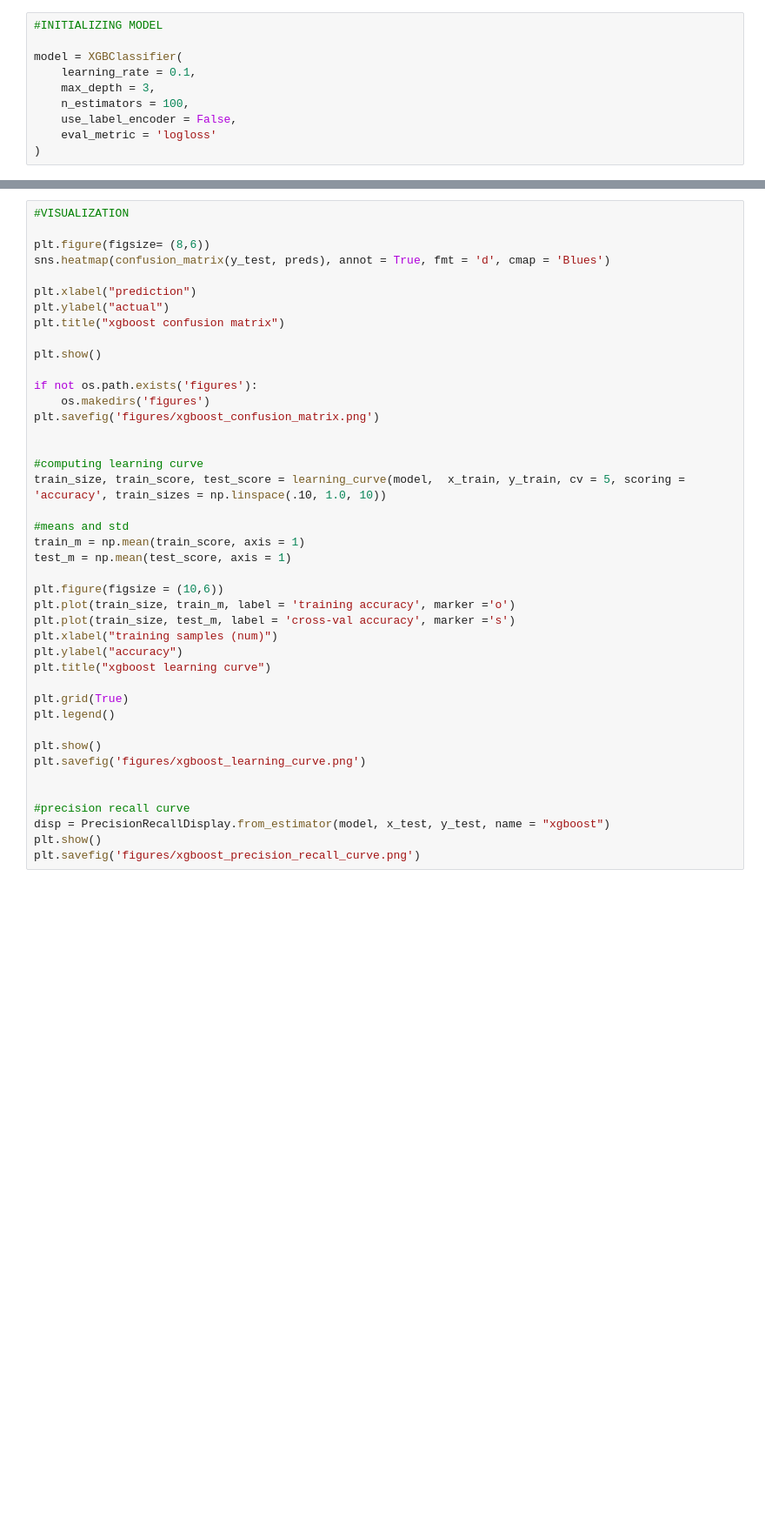
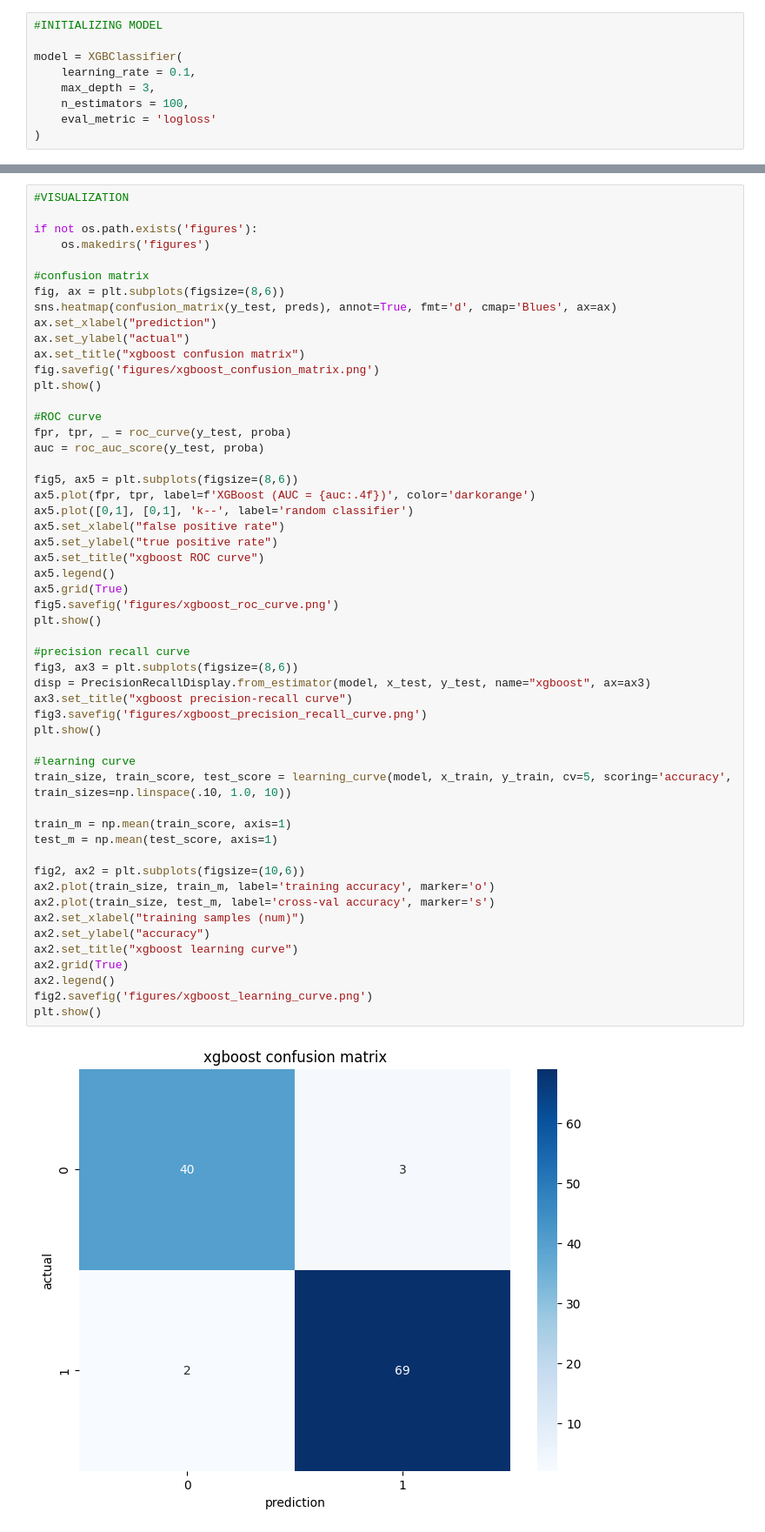
Before and after one commit to aryanalavade/Breast-Cancer-Detection-with-ML-Models, a Jupyter notebook: xgboost/breast_cancer_xgboost.ipynb, the cells around one changed output, grey strips where cells are left out. Shown at 87% size. Cells and saved outputs as stored; diff of their text form; blank space fills up the shorter version.

```diff
--- a/xgboost/breast_cancer_xgboost.ipynb
+++ b/xgboost/breast_cancer_xgboost.ipynb
@@ -46,7 +57,6 @@ model = XGBClassifier(
     learning_rate = 0.1,
     max_depth = 3,
     n_estimators = 100,
-    use_label_encoder = False,
     eval_metric = 'logloss'
 )
 # %%
@@ -71,42 +112,55 @@ print(classification_report(y_test, preds))
 # %%
 #VISUALIZATION
 
-plt.figure(figsize= (8,6))
-sns.heatmap(confusion_matrix(y_test, preds), annot = True, fmt = 'd', cmap = 'Blues')
+if not os.path.exists('figures'):
+    os.makedirs('figures')
 
-plt.xlabel("prediction")
-plt.ylabel("actual")
-plt.title("xgboost confusion matrix")
-
+#confusion matrix
+fig, ax = plt.subplots(figsize=(8,6))
+sns.heatmap(confusion_matrix(y_test, preds), annot=True, fmt='d', cmap='Blues', ax=ax)
+ax.set_xlabel("prediction")
+ax.set_ylabel("actual")
+ax.set_title("xgboost confusion matrix")
+fig.savefig('figures/xgboost_confusion_matrix.png')
 plt.show()
 
-if not os.path.exists('figures'):
-    os.makedirs('figures')
-plt.savefig('figures/xgboost_confusion_matrix.png')
+#ROC curve
+fpr, tpr, _ = roc_curve(y_test, proba)
+auc = roc_auc_score(y_test, proba)
 
-
-#computing learning curve
-train_size, train_score, test_score = learning_curve(model,  x_train, y_train, cv = 5, scoring = 'accuracy', train_sizes = np.linspace(.10, 1.0, 10))
-
-#means and std
-train_m = np.mean(train_score, axis = 1)
-test_m = np.mean(test_score, axis = 1)
-
-plt.figure(figsize = (10,6))
-plt.plot(train_size, train_m, label = 'training accuracy', marker ='o')
-plt.plot(train_size, test_m, label = 'cross-val accuracy', marker ='s')
-plt.xlabel("training samples (num)")
-plt.ylabel("accuracy")
-plt.title("xgboost learning curve")
-
-plt.grid(True)
-plt.legend()
-
+fig5, ax5 = plt.subplots(figsize=(8,6))
+ax5.plot(fpr, tpr, label=f'XGBoost (AUC = {auc:.4f})', color='darkorange')
+ax5.plot([0,1], [0,1], 'k--', label='random classifier')
+ax5.set_xlabel("false positive rate")
+ax5.set_ylabel("true positive rate")
+ax5.set_title("xgboost ROC curve")
+ax5.legend()
+ax5.grid(True)
+fig5.savefig('figures/xgboost_roc_curve.png')
 plt.show()
-plt.savefig('figures/xgboost_learning_curve.png')
-
 
 #precision recall curve
-disp = PrecisionRecallDisplay.from_estimator(model, x_test, y_test, name = "xgboost")
+fig3, ax3 = plt.subplots(figsize=(8,6))
+disp = PrecisionRecallDisplay.from_estimator(model, x_test, y_test, name="xgboost", ax=ax3)
+ax3.set_title("xgboost precision-recall curve")
+fig3.savefig('figures/xgboost_precision_recall_curve.png')
 plt.show()
-plt.savefig('figures/xgboost_precision_recall_curve.png')
+
+#learning curve
+train_size, train_score, test_score = learning_curve(model, x_train, y_train, cv=5, scoring='accuracy', train_sizes=np.linspace(.10, 1.0, 10))
+
+train_m = np.mean(train_score, axis=1)
+test_m = np.mean(test_score, axis=1)
+
+fig2, ax2 = plt.subplots(figsize=(10,6))
+ax2.plot(train_size, train_m, label='training accuracy', marker='o')
+ax2.plot(train_size, test_m, label='cross-val accuracy', marker='s')
+ax2.set_xlabel("training samples (num)")
+ax2.set_ylabel("accuracy")
+ax2.set_title("xgboost learning curve")
+ax2.grid(True)
+ax2.legend()
+fig2.savefig('figures/xgboost_learning_curve.png')
+plt.show()
+# %% [output]
+[figure, added]
```
Also changed, not shown: parts of 6 cells of this notebook, 1 other file.
